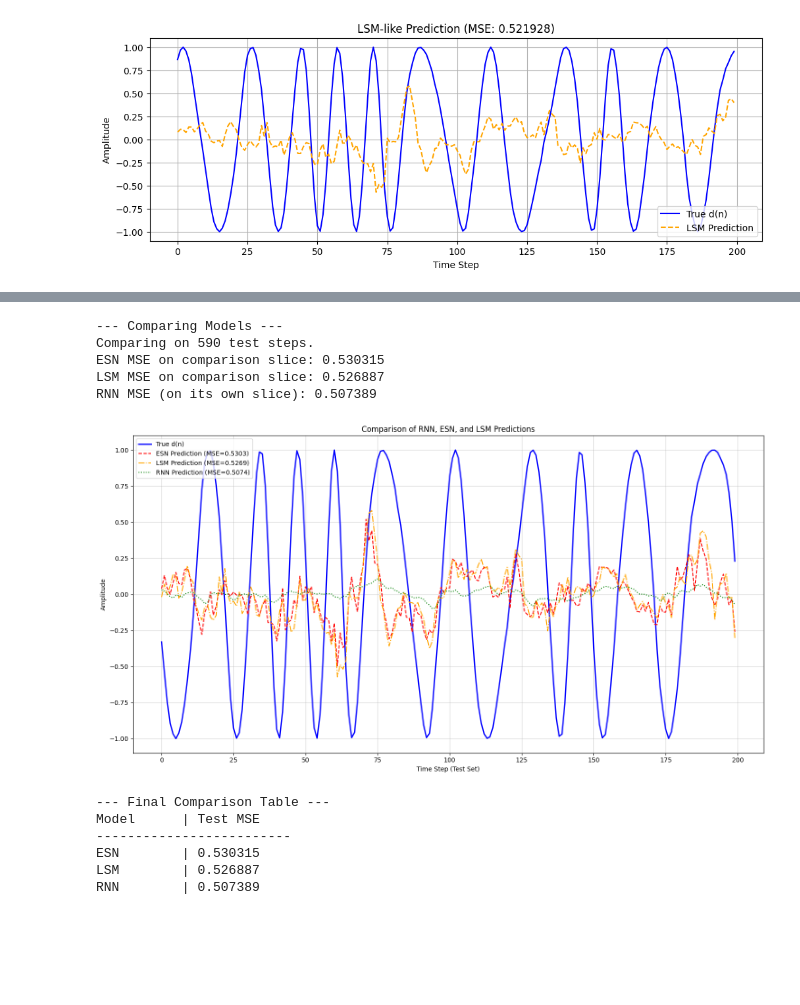
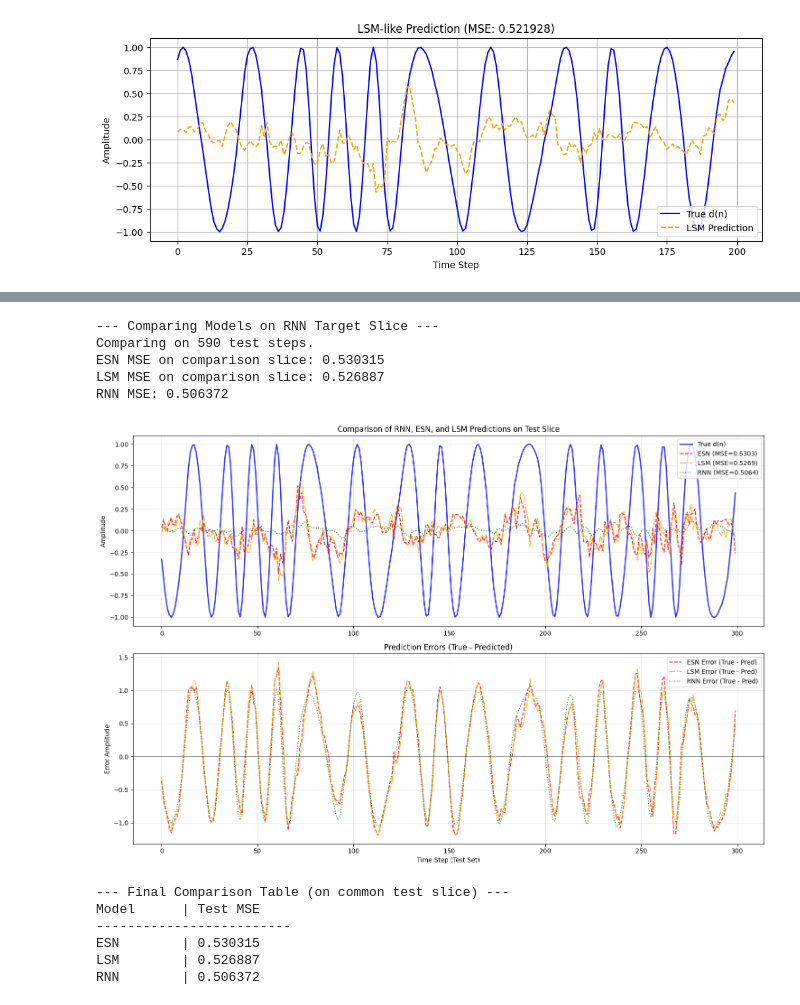
Before and after one commit to TAUforPython/Reservoir-Computing, a Jupyter notebook: example RNN ESN LSM for sine generator.ipynb, the cells around one changed output, grey strips where cells are left out. Saved outputs shown, nothing was run; the diff lists cells and outputs as text; code cells hidden in the pictures; blank space fills up the shorter version.

Commit message:
working: more accuracy need

```diff
--- a/example RNN ESN LSM for sine generator.ipynb
+++ b/example RNN ESN LSM for sine generator.ipynb
@@ -513,67 +513,84 @@ RNN Test MSE: 0.507389
 [figure]
 # %%
 # --- 6. Visualize Comparison (RNN, ESN, LSM) ---
-# Ensure all predictions are aligned with the same target length after lookback
-# y_test_tensor_full corresponds to the target for the RNN prediction y_pred_rnn
-# y_pred_esn and y_pred_lsm correspond to d_test[lookback_steps:test_length]
-# The RNN predicts d_test[lookback_steps:test_length]
-# ESN and LSM predict d_test (but we should compare against the same slice)
-# The test target for ESN/LSM should be d_test[T0:] or d_test[lookback_steps:] depending on how the initial state was handled.
-# For simplicity in comparison, let's plot the overlapping valid range.
-# RNN prediction length: len(y_test_tensor_full) = test_length - lookback_steps
-# ESN/LSM prediction length (if predicted on full u_test): len(d_test) = test_length
+# Ensure all predictions are aligned for comparison.
+# RNN prediction length: len(y_test_tensor) = test_length - lookback_steps
+# ESN/LSM prediction length: len(d_test) = test_length
 # To compare fairly, we predict ESN/LSM only on the u_test part relevant for RNN target.
-# We need u_test_full corresponding to y_test_tensor_full target.
-u_test_for_rnn_target = u_test[lookback_steps:test_length] # This is the input that led to the first RNN prediction
-d_test_for_comparison = d_test[lookback_steps:test_length] # This is the target for the RNN predictions
+# The RNN target is y_test_rnn which corresponds to d_test[lookback_steps:test_length]
+# The RNN input is X_test_rnn which uses u_test[0:test_length-1] in lookback windows.
+# The first RNN prediction corresponds to d_test[lookback_steps]
+# So, to compare ESN/LSM prediction with RNN, we need ESN/LSM prediction on u_test[lookback_steps:test_length]
+
+u_test_for_rnn_target = u_test[lookback_steps:test_length] # Input for RNN's first prediction onwards
+d_test_for_comparison = d_test[lookback_steps:test_length] # Target for RNN and comparison slice
 
 # Predict ESN and LSM on the specific input slice corresponding to RNN's target
 y_pred_esn_for_comparison = esn.predict(u_test_for_rnn_target)
 y_pred_lsm_for_comparison = lsm.predict(u_test_for_rnn_target)
 
 # Now all predictions (y_pred_rnn, y_pred_esn_for_comparison, y_pred_lsm_for_comparison)
 # and the target (d_test_for_comparison) have the same length: test_length - lookback_steps
 
-print("\n--- Comparing Models ---")
+print("\n--- Comparing Models on RNN Target Slice ---")
 print(f"Comparing on {len(d_test_for_comparison)} test steps.")
 print(f"ESN MSE on comparison slice: {mean_squared_error(d_test_for_comparison, y_pred_esn_for_comparison):.6f}")
 print(f"LSM MSE on comparison slice: {mean_squared_error(d_test_for_comparison, y_pred_lsm_for_comparison):.6f}")
-print(f"RNN MSE (on its own slice): {mse_rnn:.6f}")
+print(f"RNN MSE: {mse_rnn:.6f}")
 
 # Plot comparison
-plt.figure(figsize=(15, 8))
+plt.figure(figsize=(15, 10))
+
+# Subplot 1: All Predictions vs True
+plt.subplot(2, 1, 1)
 time_points = range(len(d_test_for_comparison))
+plt.plot(time_points[:300], d_test_for_comparison[:300], label='True d(n)', color='blue', linewidth=2, linestyle='-', alpha=0.8) # Plot true signal first
+plt.plot(time_points[:300], y_pred_esn_for_comparison[:300], label=f'ESN (MSE={mean_squared_error(d_test_for_comparison, y_pred_esn_for_comparison):.4f})', color='red', linestyle='--', alpha=0.9)
+plt.plot(time_points[:300], y_pred_lsm_for_comparison[:300], label=f'LSM (MSE={mean_squared_error(d_test_for_comparison, y_pred_lsm_for_comparison):.4f})', color='orange', linestyle='-.', alpha=0.9)
+plt.plot(time_points[:300], y_pred_rnn[:300], label=f'RNN (MSE={mse_rnn:.4f})', color='green', linestyle=':', alpha=0.9)
 
-plt.plot(time_points[:200], d_test_for_comparison[:200], label='True d(n)', color='blue', linewidth=2)
-plt.plot(time_points[:200], y_pred_esn_for_comparison[:200], label=f'ESN Prediction (MSE={mean_squared_error(d_test_for_comparison, y_pred_esn_for_comparison):.4f})', color='red', linestyle='--')
-plt.plot(time_points[:200], y_pred_lsm_for_comparison[:200], label=f'LSM Prediction (MSE={mean_squared_error(d_test_for_comparison, y_pred_lsm_for_comparison):.4f})', color='orange', linestyle='-.')
-plt.plot(time_points[:200], y_pred_rnn[:200], label=f'RNN Prediction (MSE={mse_rnn:.4f})', color='green', linestyle=':')
-
-plt.title('Comparison of RNN, ESN, and LSM Predictions')
-plt.xlabel('Time Step (Test Set)')
+plt.title('Comparison of RNN, ESN, and LSM Predictions on Test Slice')
 plt.ylabel('Amplitude')
 plt.legend()
-plt.grid(True, alpha=0.5)
+plt.grid(True, alpha=0.3)
+
+# Subplot 2: Prediction Errors (Difference from True)
+plt.subplot(2, 1, 2)
+error_esn = d_test_for_comparison - y_pred_esn_for_comparison
+error_lsm = d_test_for_comparison - y_pred_lsm_for_comparison
+error_rnn = d_test_for_comparison - y_pred_rnn # y_pred_rnn already aligns with comparison slice
+
+plt.plot(time_points[:300], error_esn[:300], label='ESN Error (True - Pred)', color='red', linestyle='--', alpha=0.8)
+plt.plot(time_points[:300], error_lsm[:300], label='LSM Error (True - Pred)', color='orange', linestyle='-.', alpha=0.8)
+plt.plot(time_points[:300], error_rnn[:300], label='RNN Error (True - Pred)', color='green', linestyle=':', alpha=0.8)
+
+plt.axhline(y=0, color='black', linestyle='-', linewidth=0.5) # Add zero line for reference
+plt.title('Prediction Errors (True - Predicted)')
+plt.xlabel('Time Step (Test Set)')
+plt.ylabel('Error Amplitude')
+plt.legend()
+plt.grid(True, alpha=0.3)
+
 plt.tight_layout()
 plt.show()
 
 # Print final comparison table
-print("\n--- Final Comparison Table ---")
+print("\n--- Final Comparison Table (on common test slice) ---")
 print(f"{'Model':<10} | {'Test MSE':<12}")
 print("-" * 25)
 print(f"{'ESN':<10} | {mean_squared_error(d_test_for_comparison, y_pred_esn_for_comparison):<12.6f}")
 print(f"{'LSM':<10} | {mean_squared_error(d_test_for_comparison, y_pred_lsm_for_comparison):<12.6f}")
 print(f"{'RNN':<10} | {mse_rnn:<12.6f}")
 # %% [output]
---- Comparing Models ---
+--- Comparing Models on RNN Target Slice ---
 Comparing on 590 test steps.
 ESN MSE on comparison slice: 0.530315
 LSM MSE on comparison slice: 0.526887
-RNN MSE (on its own slice): 0.507389
+RNN MSE: 0.506372
-[figure, old version]
+[figure, new version]
---- Final Comparison Table ---
+--- Final Comparison Table (on common test slice) ---
 Model      | Test MSE
 -------------------------
 ESN        | 0.530315
 LSM        | 0.526887
-RNN        | 0.507389
+RNN        | 0.506372
```
Also changed, not shown: parts of 2 cells of this notebook.
